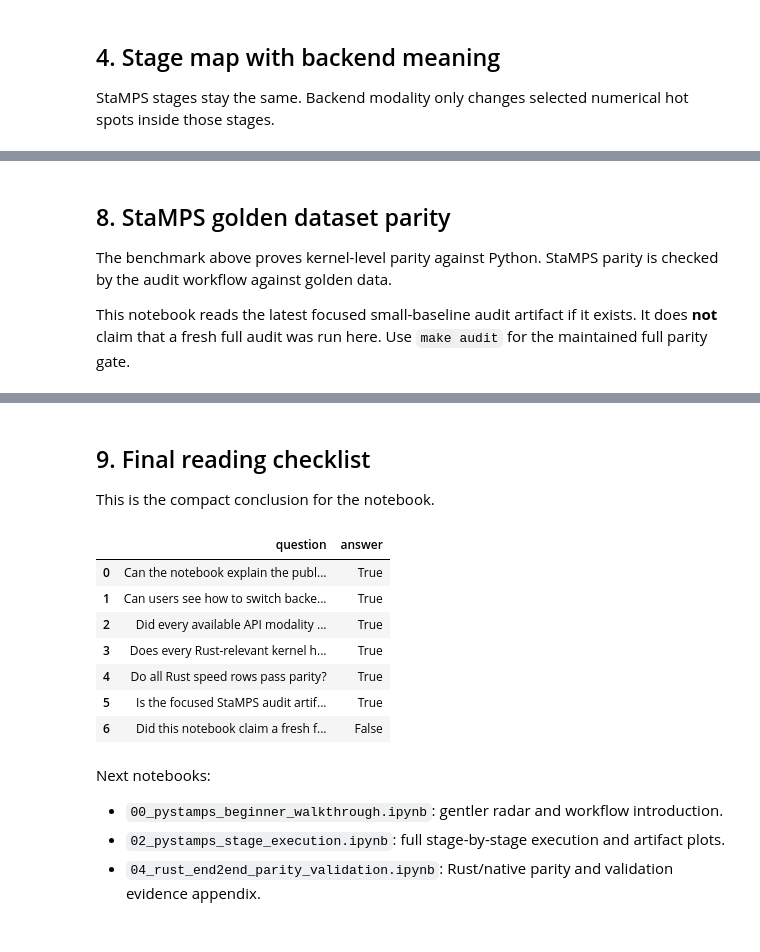
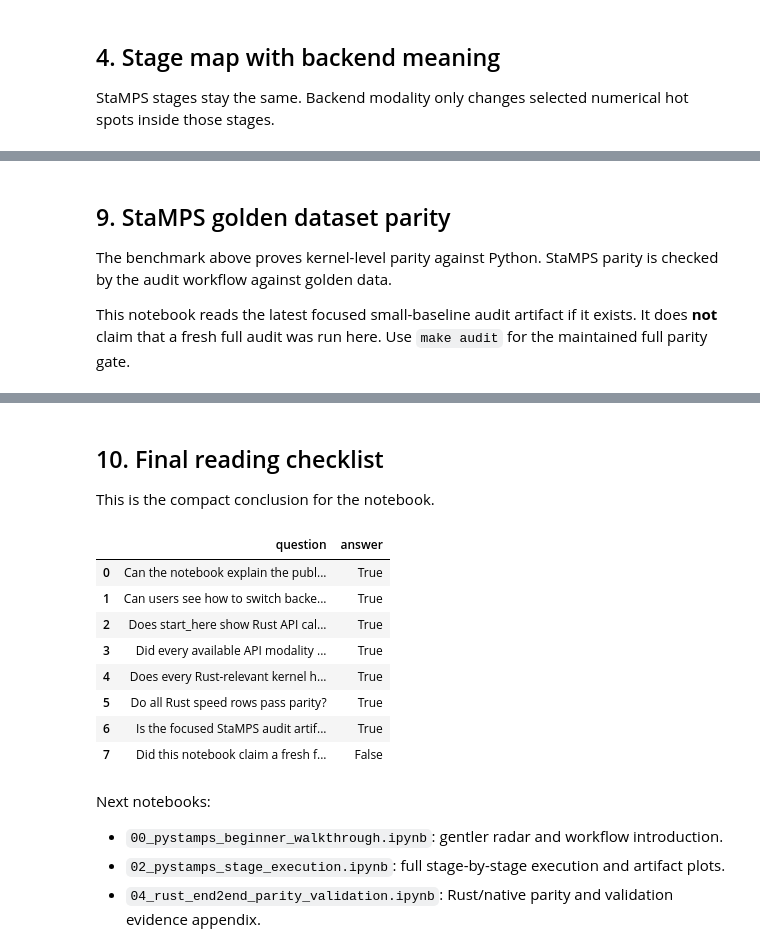
Before and after one commit to sirbastiano/pystamps, a Jupyter notebook: notebooks/start_here.ipynb, the cells around one changed output, grey strips where cells are left out. Cells and saved outputs as stored; diff of their text form; code cells hidden in the pictures.

```diff
--- a/notebooks/start_here.ipynb
+++ b/notebooks/start_here.ipynb
@@ -39,7 +39,10 @@ import numpy as np
 import pandas as pd
 from IPython.display import Markdown, display
 
-from pystamps.config import load_config
+from pystamps.config import RunConfig, RuntimeConfig, load_config
+from pystamps.io.mat import read_mat
+from pystamps.pipeline.stages import run_pipeline
+from pystamps.pipeline.types import PipelineContext
 from pystamps.kernels import (
     BackendUnavailableError,
     describe_backend_matrix,
@@ -64,6 +67,8 @@ def find_repo_root(start: Path | None = None) -> Path:
 
 REPO_ROOT = find_repo_root()
 AUDIT_JSON = REPO_ROOT / 'inputs_and_outputs' / 'validation_runs' / 'latest_small_baseline_audit.json'
+GOLDEN_ROOT = REPO_ROOT / 'inputs_and_outputs' / 'InSAR_dataset_test_stage8diag'
+GOLDEN_PATCH = 'PATCH_1'
 MANIFEST_JSON = REPO_ROOT / 'pystamps' / 'data' / 'audited_workflow_manifest.json'
 EVIDENCE_NOTEBOOK = REPO_ROOT / 'notebooks' / '04_rust_end2end_parity_validation.ipynb'
 
@@ -96,7 +101,8 @@ def modified_utc(path: Path | None) -> str:
 
 context_df = pd.DataFrame([
     {'item': 'repo root', 'value': relpath(REPO_ROOT)},
-    {'item': 'focused StaMPS audit artifact', 'value': relpath(AUDIT_JSON)},
+    {'item': 'single-master golden dataset', 'value': relpath(GOLDEN_ROOT)},
+        {'item': 'focused StaMPS audit artifact', 'value': relpath(AUDIT_JSON)},
     {'item': 'full audit manifest', 'value': relpath(MANIFEST_JSON)},
     {'item': 'compiled Rust/native module', 'value': relpath(native_path) if native_path else '<not importable>'},
     {'item': 'native module modified UTC', 'value': modified_utc(native_path)},
@@ -609,5 +982,5 @@ plt.show()
 # %% [markdown]
-## 8. StaMPS golden dataset parity
+## 9. StaMPS golden dataset parity
 
 The benchmark above proves kernel-level parity against Python. StaMPS parity is checked by the audit workflow against golden data.
 
@@ -645,7 +1018,7 @@ else:
 | 0 | InSAR_dataset_small_baseline_stag... | InSAR_dataset_small_baseline_stag... | True | 4 | 0 | passed |
 | 1 | InSAR_dataset_small_baseline_stag... | InSAR_dataset_small_baseline_stage7 | True | 4 | 0 | passed |
 # %% [markdown]
-## 9. Final reading checklist
+## 10. Final reading checklist
 
 This is the compact conclusion for the notebook.
 # %%
@@ -656,38 +1029,40 @@ for kernel, info in backend_matrix.get('kernels', {}).items():
         match = bench_df[(bench_df['kernel'] == kernel) & (bench_df['modality'] == modality)]
         if match.empty:
             api_modalities_complete = False
             missing_api_rows.append(f'{kernel}/{modality}')
 
 final_checks = pd.DataFrame([
     {'question': 'Can the notebook explain the public pySTAMPS API?', 'answer': True},
     {'question': 'Can users see how to switch backend modality?', 'answer': True},
+    {'question': 'Does start_here show Rust API calls on golden data?', 'answer': bool((golden_stage_df['status'].isin(['pass', 'context'])).all())},
     {'question': 'Did every available API modality get a measured or skipped row?', 'answer': api_modalities_complete},
     {'question': 'Does every Rust-relevant kernel have a speed claim?', 'answer': bool(rust_claim_df['rust_speed_claim'].all())},
     {'question': 'Do all Rust speed rows pass parity?', 'answer': bool(rust_claim_df['parity_ok'].all())},
     {'question': 'Is the focused StaMPS audit artifact clean?', 'answer': bool(audit_payload.get('ok') and audit_payload.get('completed') and not audit_payload.get('interrupted'))},
     {'question': 'Did this notebook claim a fresh full manifest audit?', 'answer': False},
 ])
 display(final_checks)
 
 if missing_api_rows:
     display(pd.DataFrame({'missing_api_row': missing_api_rows}))
 
 next_notebooks = (
     'Next notebooks:\n\n'
     '- `00_pystamps_beginner_walkthrough.ipynb`: gentler radar and workflow introduction.\n'
     '- `02_pystamps_stage_execution.ipynb`: full stage-by-stage execution and artifact plots.\n'
     '- `04_rust_end2end_parity_validation.ipynb`: Rust/native parity and validation evidence appendix.'
 )
 display(Markdown(next_notebooks))
 # %% [output]
 |  | question | answer |
 | 0 | Can the notebook explain the publ... | True |
 | 1 | Can users see how to switch backe... | True |
-| 2 | Did every available API modality ... | True |
-| 3 | Does every Rust-relevant kernel h... | True |
-| 4 | Do all Rust speed rows pass parity? | True |
-| 5 | Is the focused StaMPS audit artif... | True |
-| 6 | Did this notebook claim a fresh f... | False |
+| 2 | Does start_here show Rust API cal... | True |
+| 3 | Did every available API modality ... | True |
+| 4 | Does every Rust-relevant kernel h... | True |
+| 5 | Do all Rust speed rows pass parity? | True |
+| 6 | Is the focused StaMPS audit artif... | True |
+| 7 | Did this notebook claim a fresh f... | False |
 Next notebooks:
 
 - `00_pystamps_beginner_walkthrough.ipynb`: gentler radar and workflow introduction.
```
Also changed, not shown: parts of 11 cells of this notebook.
